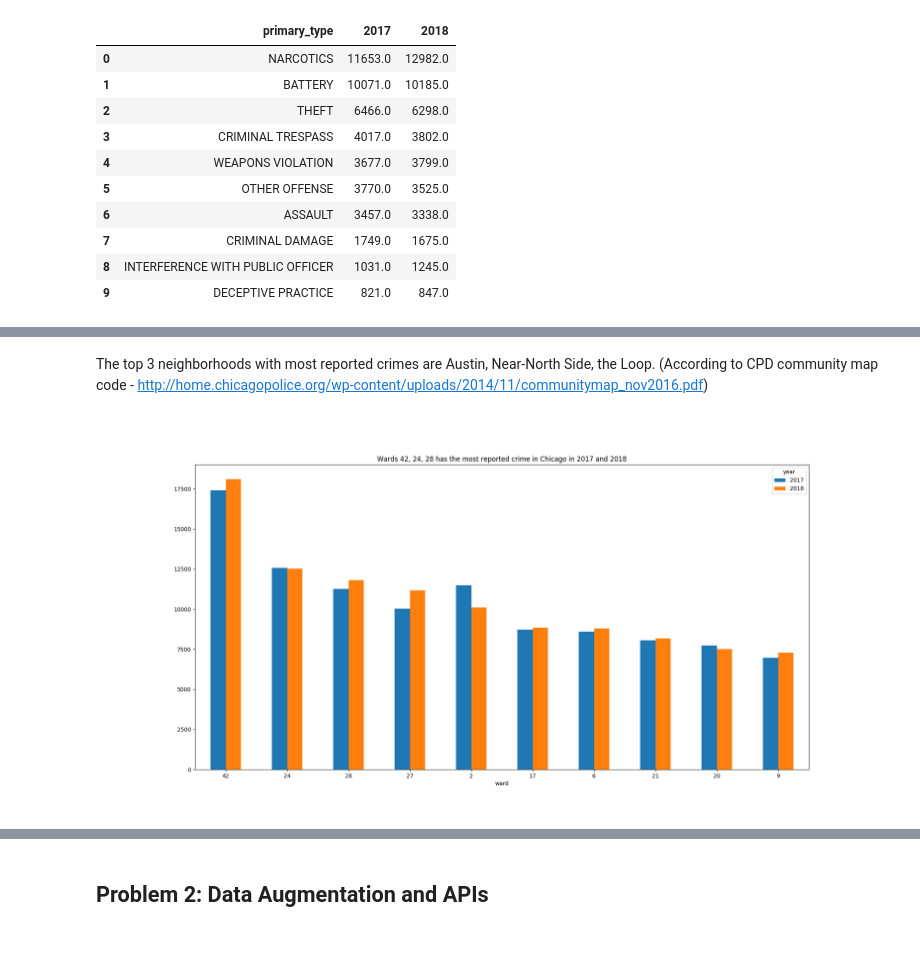
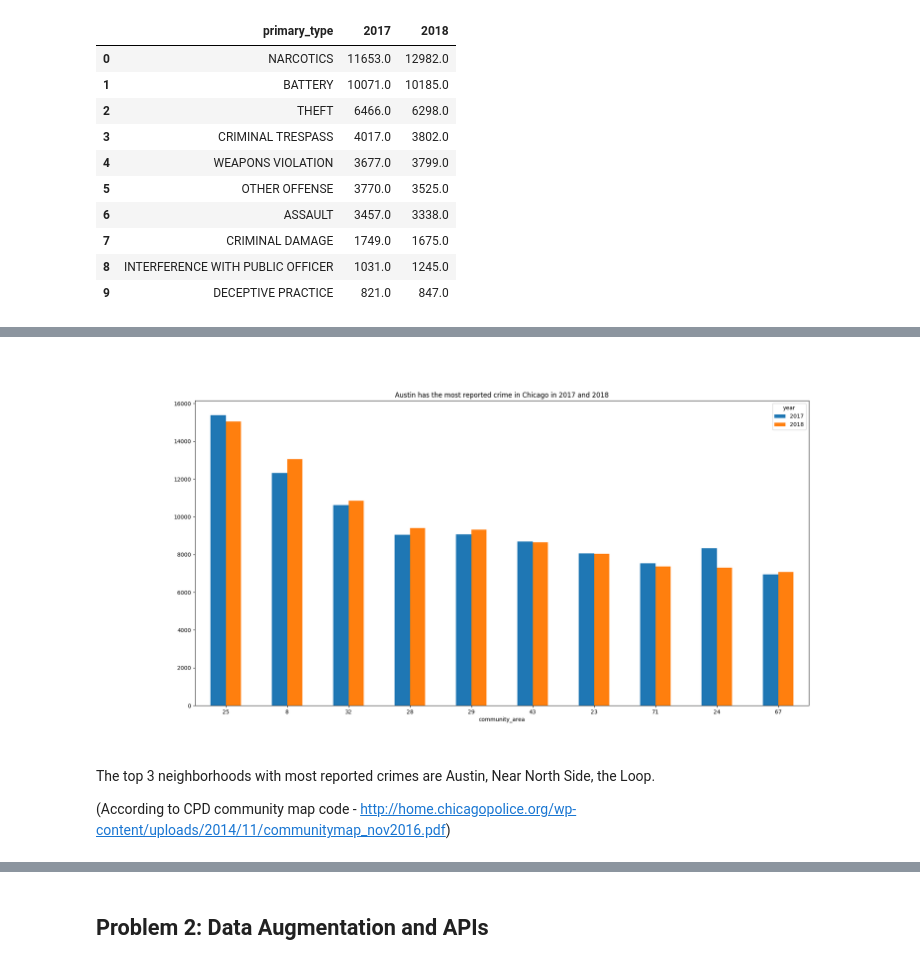
Before and after one commit to rachel-ker/capp30254, a Jupyter notebook: HW1/hw1-writeup.ipynb, the cells around one changed output, grey strips where cells are left out. Drawn from its saved outputs; the diff is of its cells as text; code cells hidden in the pictures.

```diff
--- a/HW1/hw1-writeup.ipynb
+++ b/HW1/hw1-writeup.ipynb
@@ -62,7 +58,8 @@ Image("bar_charts/Top 10 neighborhoods with most reported crime by year.png")
+# %%
+Image("bar_charts/top10reported_bycommarea_byyear.png")
+# %% [output]
+[figure, added]
 # %% [markdown]
-The top 3 neighborhoods with most reported crimes are Austin, Near-North Side, the Loop.
+The top 3 neighborhoods with most reported crimes are Austin, Near North Side, the Loop.
+
 (According to CPD community map code - http://home.chicagopolice.org/wp-content/uploads/2014/11/communitymap_nov2016.pdf)
-# %%
-Image("bar_charts/Top 10 wards with most reported crime by year.png")
-# %% [output]
-[figure, removed]
```
Also changed, not shown: parts of 30 cells of this notebook, 3 other files.
